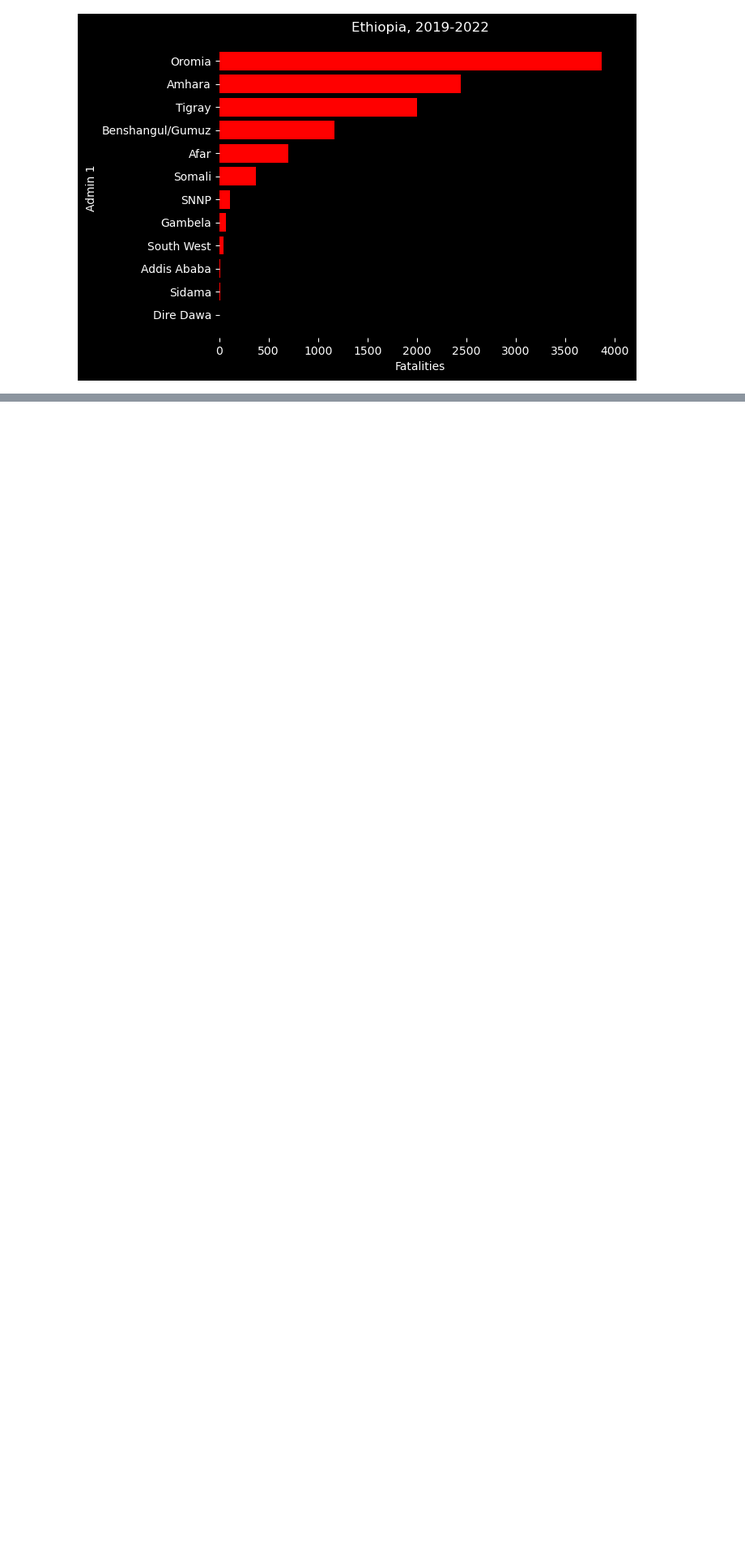
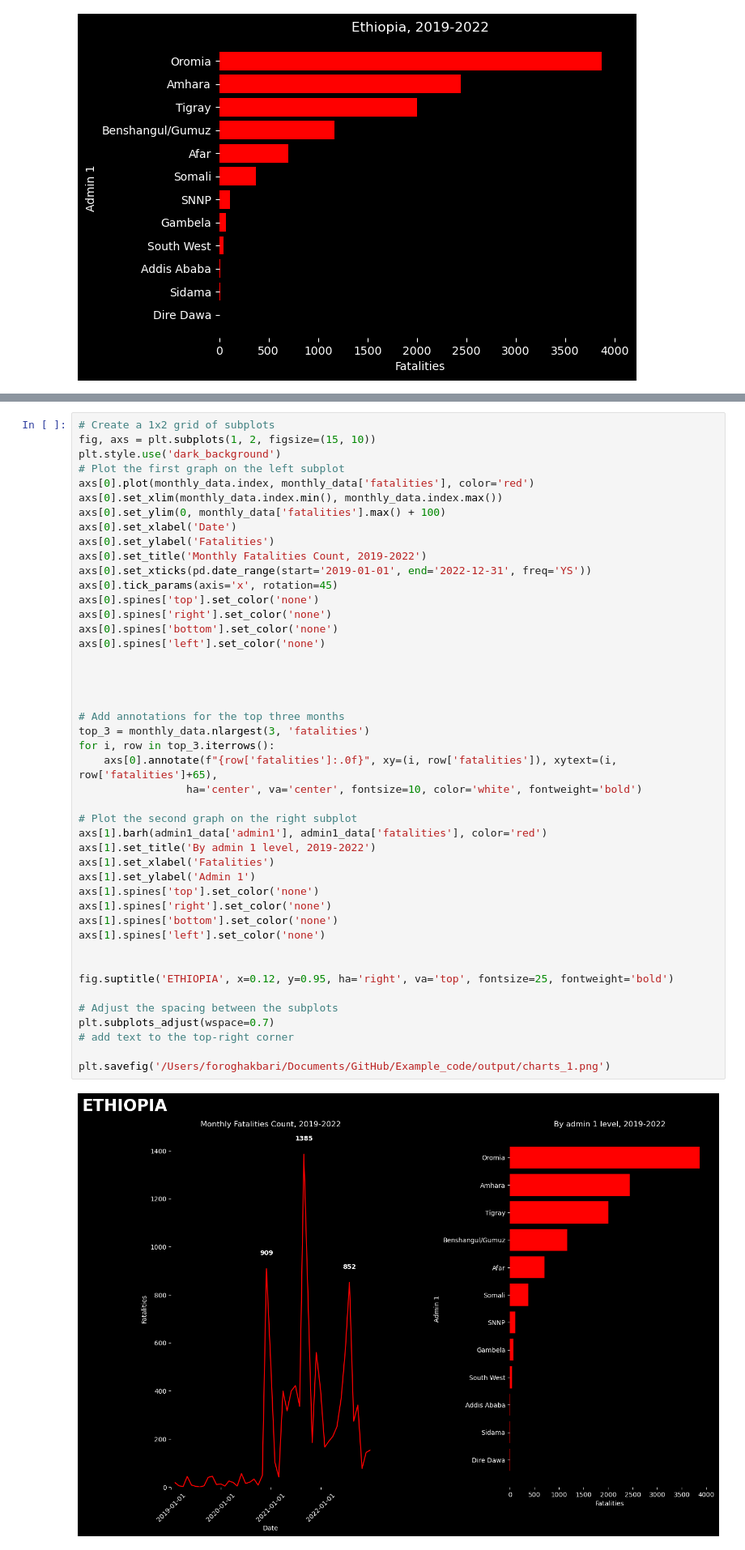
Before and after one commit to foroghakbari/Example_code, a Jupyter notebook: ethiopia.ipynb, the cells around one changed output, grey strips where cells are left out. Shown at 81% size. Drawn from its saved outputs; the diff is of its cells as text; blank space fills up the shorter version.

```diff
--- a/ethiopia.ipynb
+++ b/ethiopia.ipynb
@@ -179,3 +179,50 @@ plt.savefig('/Users/foroghakbari/Documents/GitHub/Example_code/output/map_subplo
+# %%
+# Create a 1x2 grid of subplots
+fig, axs = plt.subplots(1, 2, figsize=(15, 10))
+plt.style.use('dark_background')
+# Plot the first graph on the left subplot
+axs[0].plot(monthly_data.index, monthly_data['fatalities'], color='red')
+axs[0].set_xlim(monthly_data.index.min(), monthly_data.index.max())
+axs[0].set_ylim(0, monthly_data['fatalities'].max() + 100)
+axs[0].set_xlabel('Date')
+axs[0].set_ylabel('Fatalities')
+axs[0].set_title('Monthly Fatalities Count, 2019-2022')
+axs[0].set_xticks(pd.date_range(start='2019-01-01', end='2022-12-31', freq='YS'))
+axs[0].tick_params(axis='x', rotation=45)
+axs[0].spines['top'].set_color('none')
+axs[0].spines['right'].set_color('none')
+axs[0].spines['bottom'].set_color('none')
+axs[0].spines['left'].set_color('none')
+
+
+
+
+# Add annotations for the top three months
+top_3 = monthly_data.nlargest(3, 'fatalities')
+for i, row in top_3.iterrows():
+    axs[0].annotate(f"{row['fatalities']:.0f}", xy=(i, row['fatalities']), xytext=(i, row['fatalities']+65),
+                 ha='center', va='center', fontsize=10, color='white', fontweight='bold')
+
+# Plot the second graph on the right subplot
+axs[1].barh(admin1_data['admin1'], admin1_data['fatalities'], color='red')
+axs[1].set_title('By admin 1 level, 2019-2022')
+axs[1].set_xlabel('Fatalities')
+axs[1].set_ylabel('Admin 1')
+axs[1].spines['top'].set_color('none')
+axs[1].spines['right'].set_color('none')
+axs[1].spines['bottom'].set_color('none')
+axs[1].spines['left'].set_color('none')
+
+
+fig.suptitle('ETHIOPIA', x=0.12, y=0.95, ha='right', va='top', fontsize=25, fontweight='bold')
+
+# Adjust the spacing between the subplots
+plt.subplots_adjust(wspace=0.7)
+# add text to the top-right corner
+
+plt.savefig('/Users/foroghakbari/Documents/GitHub/Example_code/output/charts_1.png')
+# %% [output]
+[figure, added]
 # %%
 from PIL import Image
 
```
Also changed, not shown: parts of 3 cells of this notebook, 2 other files.
